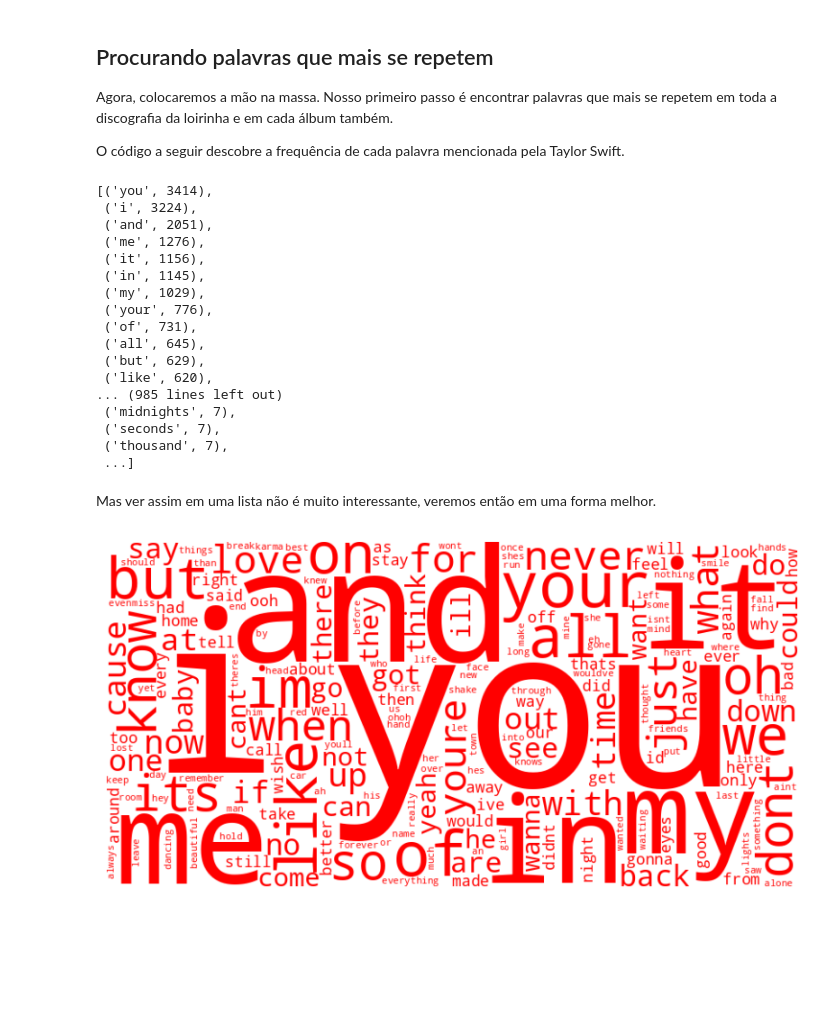
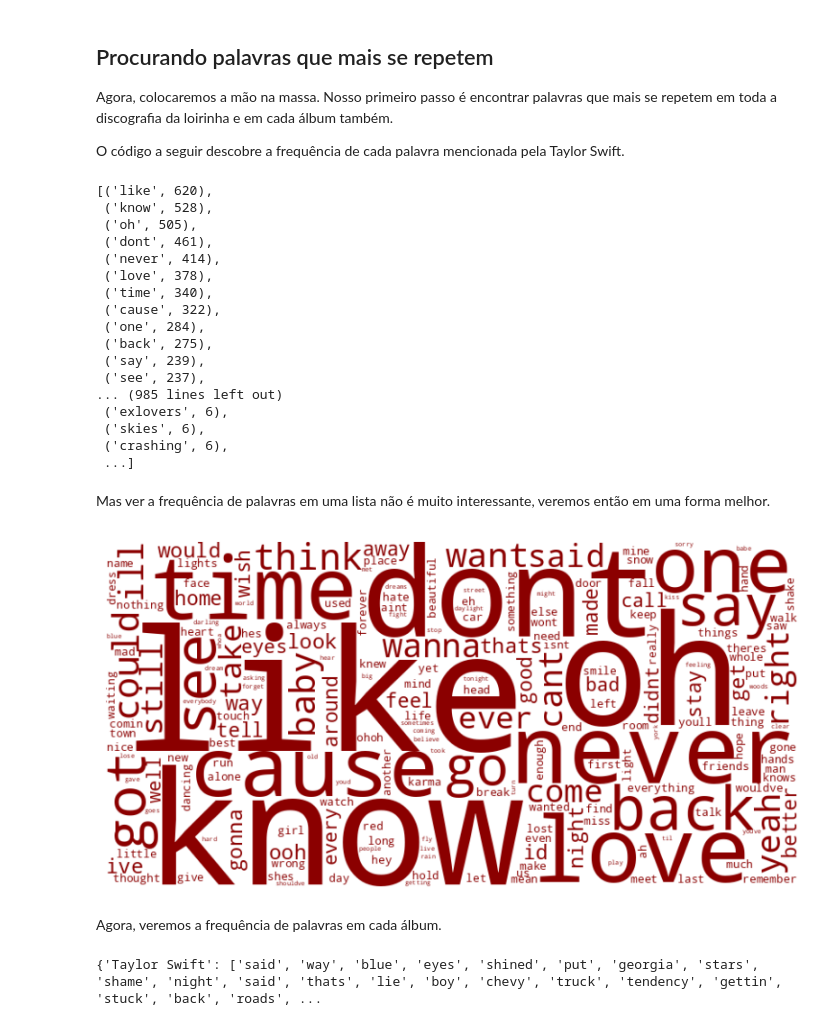
Before and after one commit to gardeniaestevam/analise-letras-taylor-swift, a Jupyter notebook: analise_letras_taylor_swift.ipynb, the cells around one changed output. Drawn from its saved outputs; the diff is of its cells as text; code cells hidden in the pictures; blank space fills up the shorter version.

```diff
--- a/analise_letras_taylor_swift.ipynb
+++ b/analise_letras_taylor_swift.ipynb
@@ -278,4 +281,9 @@ lyrics.head()
 # %%
 # removendo stop words
-# criando uma pequena lista de stop words em inglês
-stop = ['the', 'a', 'this', 'that', 'to', 'is', 'am', 'was', 'were', 'be', 'being', 'been']
+nltk.download('stopwords')
+# stop = ['the', 'a', 'this', 'that', 'to', 'is', 'am', 'was', 'were', 'be', 'being', 'been']
+stop = stopwords.words('english')
+stop.append('am')
+stop.append('im')
+stop.append('youre')
+print(stop)
@@ -319,42 +331,57 @@ word_frequency = collections.Counter(word_list)
 word_frequency = sorted(word_frequency.items(), key=lambda x: x[1], reverse=True)
 word_frequency
 # %% [output]
-[('you', 3414),
- ('i', 3224),
- ('and', 2051),
- ('me', 1276),
- ('it', 1156),
- ('in', 1145),
- ('my', 1029),
- ('your', 776),
- ('of', 731),
- ('all', 645),
- ('but', 629),
- ('like', 620),
+[('like', 620),
+ ('know', 528),
+ ('oh', 505),
+ ('dont', 461),
+ ('never', 414),
+ ('love', 378),
+ ('time', 340),
+ ('cause', 322),
+ ('one', 284),
+ ('back', 275),
+ ('say', 239),
+ ('see', 237),
 ... (985 lines left out)
- ('midnights', 7),
- ('seconds', 7),
- ('thousand', 7),
+ ('exlovers', 6),
+ ('skies', 6),
+ ('crashing', 6),
  ...]
 # %% [markdown]
-Mas ver assim em uma lista não é muito interessante, veremos então em uma forma melhor.
+Mas ver a frequência de palavras em uma lista não é muito interessante, veremos então em uma forma melhor.
 # %%
 word_frequency_dict = {word: frequency for word, frequency in word_frequency}
 
 # Paleta de cores de vermelho gradual
-def red_color_func(word, font_size, position, orientation, random_state=None, **kwargs):
-    return "hsl(0, 100%, 50%)"  # Vermelho puro
+def ts_color_func(word, font_size, position, orientation, random_state=None, **kwargs):
+    return "rgb(139, 0, 0)"  # Vermelho escuro
 
 # Crie a nuvem de palavras
-wordcloud = WordCloud(width=800, height=400, background_color="white", color_func=red_color_func)
+wordcloud = WordCloud(width=800, height=400, background_color="white", color_func=ts_color_func)
 
 # Gere a nuvem de palavras
 wordcloud.generate_from_frequencies(word_frequency_dict)
 
 # Exiba a nuvem de palavras
 plt.figure(figsize=(10, 5))
 plt.imshow(wordcloud, interpolation="bilinear")
 plt.axis("off")
 plt.show()
 # %% [output]
-[figure, old version]
+[figure, new version]
+# %% [markdown]
+Agora, veremos a frequência de palavras em cada álbum.
+# %%
+# taylor swift
+
+# criando uma lista de todas as palavras que aparecem na discografia
+album_word_lists = {nome: [] for nome in nomes}
+
+for words, album_name in zip(lyrics['lyrics_tok'], lyrics['album_name']):
+  if album_name in album_word_lists:
+    album_word_lists[album_name].extend(words)
+
+print(album_word_lists)
+# %% [output]
+{'Taylor Swift': ['said', 'way', 'blue', 'eyes', 'shined', 'put', 'georgia', 'stars', 'shame', 'night', 'said', 'thats', 'lie', 'boy', 'chevy', 'truck', 'tendency', 'gettin', 'stuck', 'back', 'roads', ...
```
Also changed, not shown: parts of 9 cells of this notebook.
